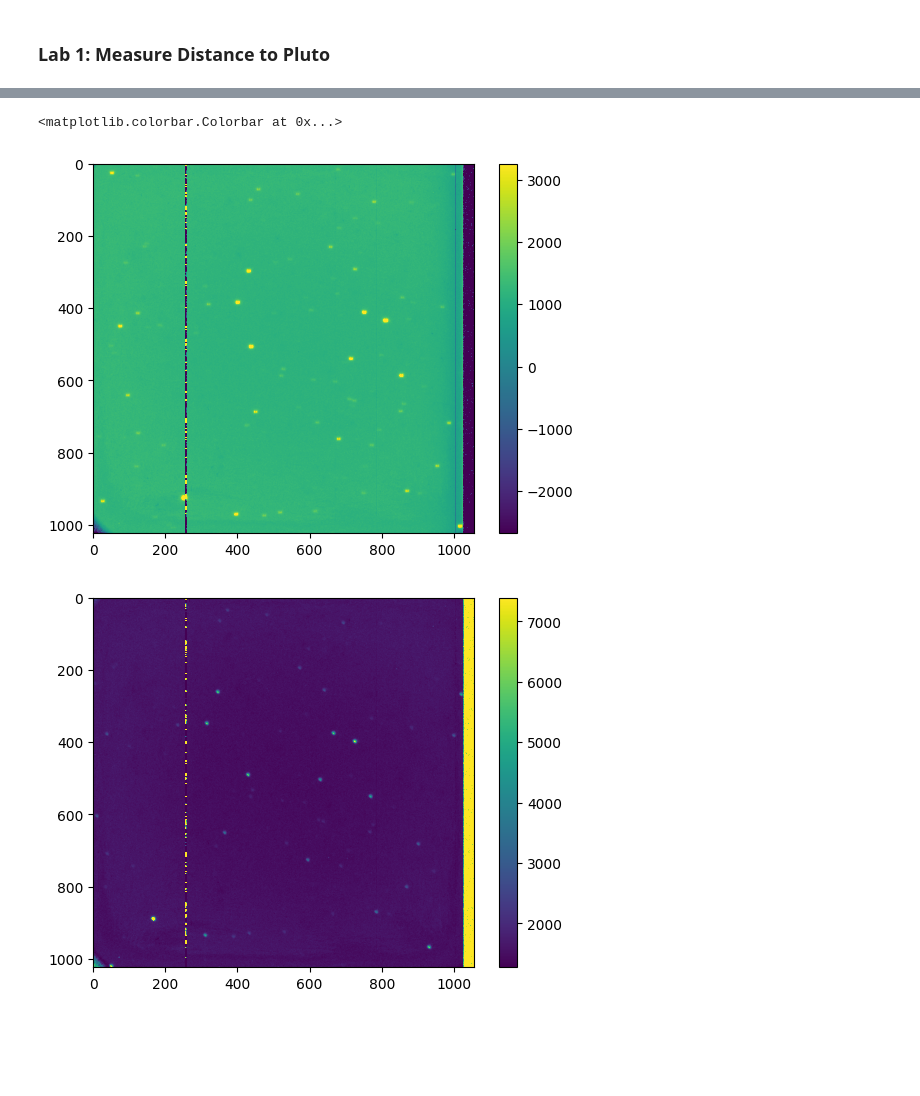
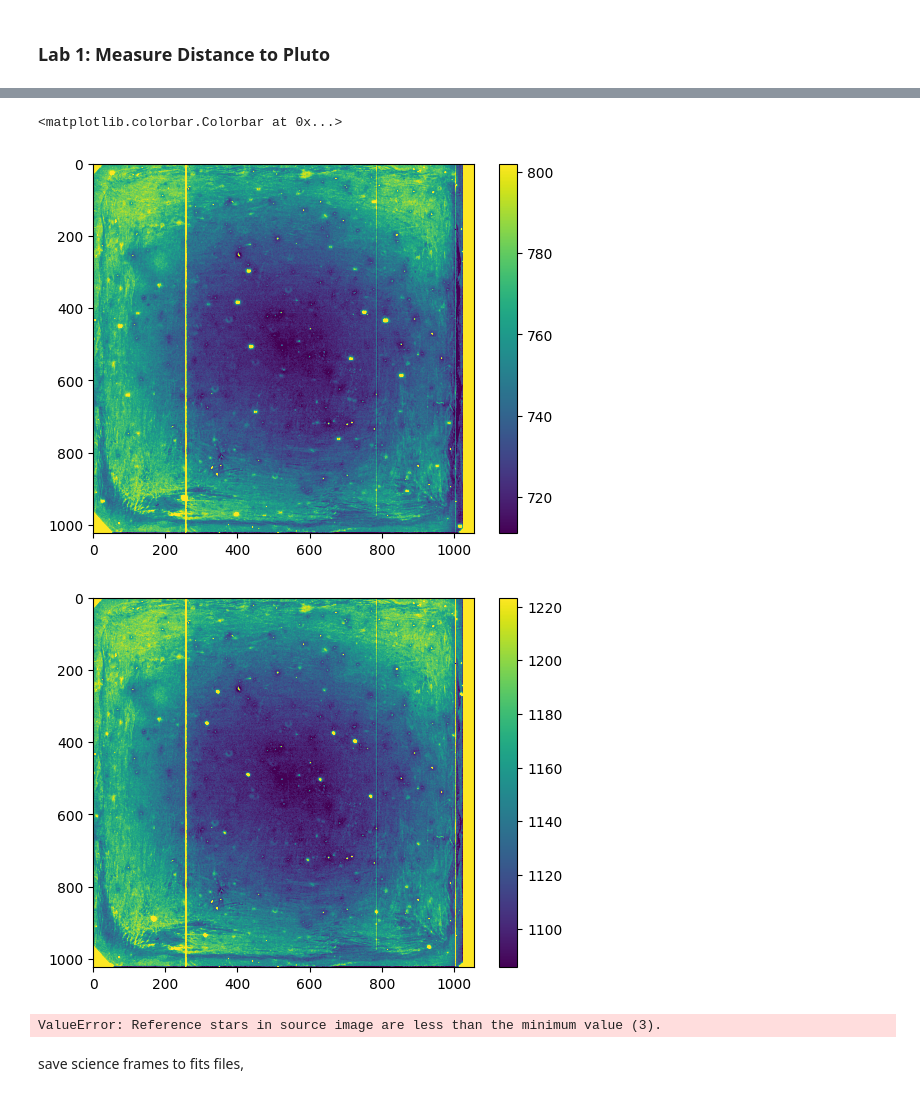
Before and after one commit to avi-patel1/ASTR257_2024, a Jupyter notebook: Project 1--Pluto/plutoDataRed.ipynb, the cells around one changed output, grey strips where cells are left out. Saved outputs shown, nothing was run; the diff lists cells and outputs as text; code cells hidden in the pictures; blank space fills up the shorter version.

```diff
--- a/Project 1--Pluto/plutoDataRed.ipynb
+++ b/Project 1--Pluto/plutoDataRed.ipynb
@@ -17,7 +18,7 @@ _cache_dir =  "c:\\Users\\avipa\\OneDrive\\Documents\\Coursework\\_cache\\Pluto"
 # Load Data
 hdu_lst = np.array([])
 for f in os.listdir(_cache_dir):
-    if f != "pluto_night1.fits":
+    if f != "pluto_night1.fits" or f != "pluto_night2.fits":
         hdu_lst = np.append(hdu_lst, fits.open(os.path.join(_cache_dir,f)))
 # %%
 # Keys to sort fits files
@@ -41,14 +43,14 @@ def reduce_data(bias, dark, dome_flat, science):
 
     # Median Bias Frames
     bias_full = np.median(np.stack([b.data for b in bias]),axis=0)
-
+    print(np.median(bias_full))
     # Median Dark Frames
     dark_exptime = dark[0].header['EXPTIME']
     dark_full = np.median(np.stack([(b.data - bias_full) for b in dark]),axis=0)
 
     # Median Dome Flats
     df_exptime = dome_flat[0].header['EXPTIME']
-    dome_flat_full = np.median(np.stack([( ((b.data - bias_full)/df_exptime) \
+    dome_flat_full = np.median(np.stack([( (b.data/df_exptime) \
                                         - (dark_full/dark_exptime) )/np.median(b.data) for b in dome_flat]), axis=0)
 
     # Median Science Frames
@@ -57,3 +59,6 @@ def reduce_data(bias, dark, dome_flat, science):
 
     print(f"Exposure Times:\nDome Flat - {df_exptime}s\nDark - {dark_exptime}s\nScience - {sci_exptime}s\n")
     return sci_full
+# %%
+sci_n1 = reduce_data(bias_frames_n1, dark_frames_n1, dome_flat_frames, pluto_frames_n1)
+sci_n2 = reduce_data(bias_frames_n2, dark_frames_n2, dome_flat_frames, pluto_frames_n2)
@@ -91,15 +108,23 @@ sci_frame_n2 = np.median(np.stack([(b.data - dark_image_n1 - bias_frame_n1)/ dom
 # %%
 #res = (sci_frame - dark_image) / dome_flat_frame
-res1 = sci_frame_n1
-res2 = sci_frame_n2
+res1 = sci_n1 # sci_frame_n1
+res2 = sci_n2
 plt.figure()
-plt.imshow(res1, vmin=np.percentile(res1, 2), vmax=np.percentile(res1, 99.9))
+plt.imshow(res1, vmin=np.percentile(res1, 2), vmax=np.percentile(res1, 96))
 plt.colorbar()
 
 plt.figure()
-plt.imshow(res2, vmin=np.percentile(res2, 2), vmax=np.percentile(res2, 98))
+plt.imshow(res2, vmin=np.percentile(res2, 2), vmax=np.percentile(res2, 96))
 plt.colorbar()
 # %% [output]
 <matplotlib.colorbar.Colorbar at 0x...>
-[figure, old version]
+[figure, new version]
-[figure, old version]
+[figure, new version]
+# %%
+sci_n2 = astroalign.register(sci_n1, sci_n2, max_control_points= 1,
+                             detection_sigma = 1, min_area = 1
+                        )
+# %% [output]
+ValueError: Reference stars in source image are less than the minimum value (3).
+# %% [markdown]
+save science frames to fits files,
```
Also changed, not shown: parts of 7 cells of this notebook, 1 other file.
